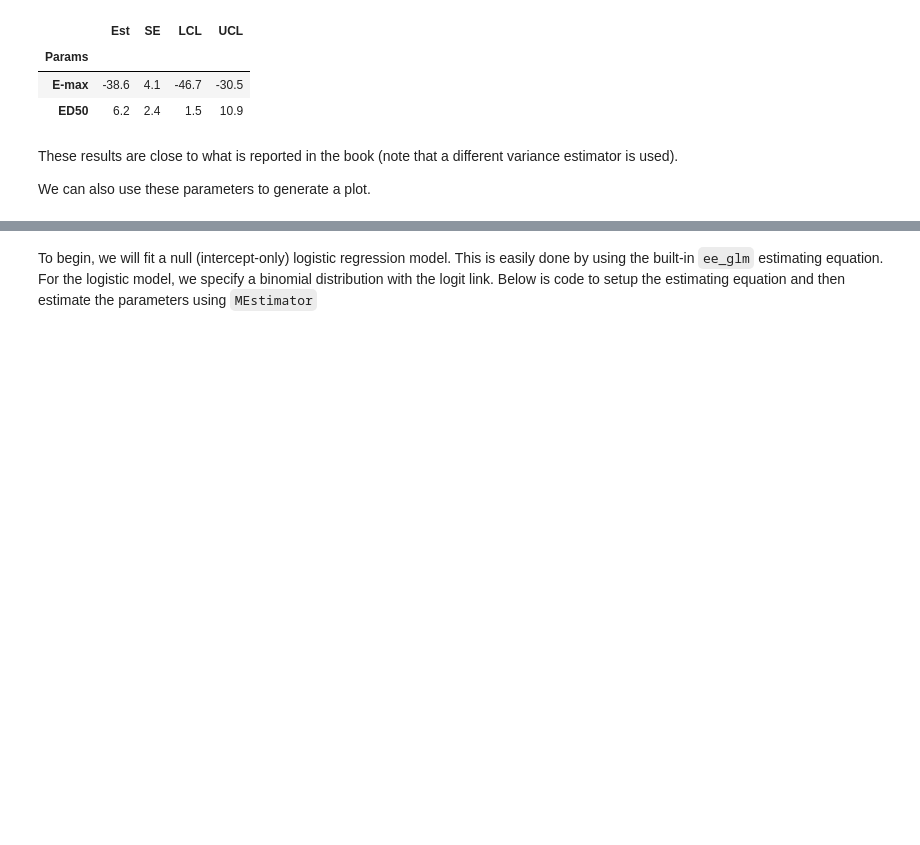
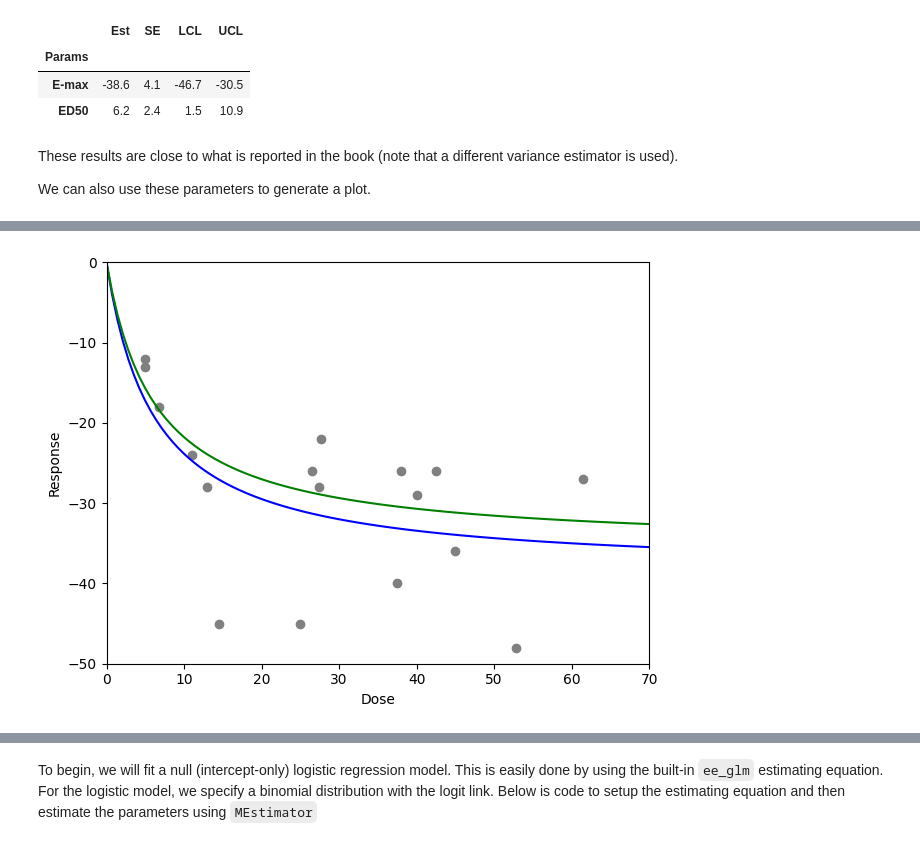
Before and after one commit to pzivich/Delicatessen, a Jupyter notebook: docs/Examples/Bonate-Pharmaco.ipynb, the cells around one changed output, grey strips where cells are left out. Saved outputs shown, nothing was run; the diff lists cells and outputs as text; code cells hidden in the pictures; blank space fills up the shorter version.

```diff
--- a/docs/Examples/Bonate-Pharmaco.ipynb
+++ b/docs/Examples/Bonate-Pharmaco.ipynb
@@ -103,0 +131,13 @@ plt.xlim([0, 70])
+# %%
+y2 = estr.theta[0] * x / (estr.theta[1] + x)
+
+plt.plot(d, r, 'o', color='gray')
+plt.plot(x, y, '-', color='blue')
+plt.plot(x, y2, '-', color='green')
+plt.xlabel("Dose")
+plt.ylim([-50, 0])
+plt.ylabel("Response")
+plt.xlim([0, 70])
+plt.tight_layout()
+# %% [output]
+[figure, added]
```
Also changed, not shown: parts of 21 cells of this notebook.
